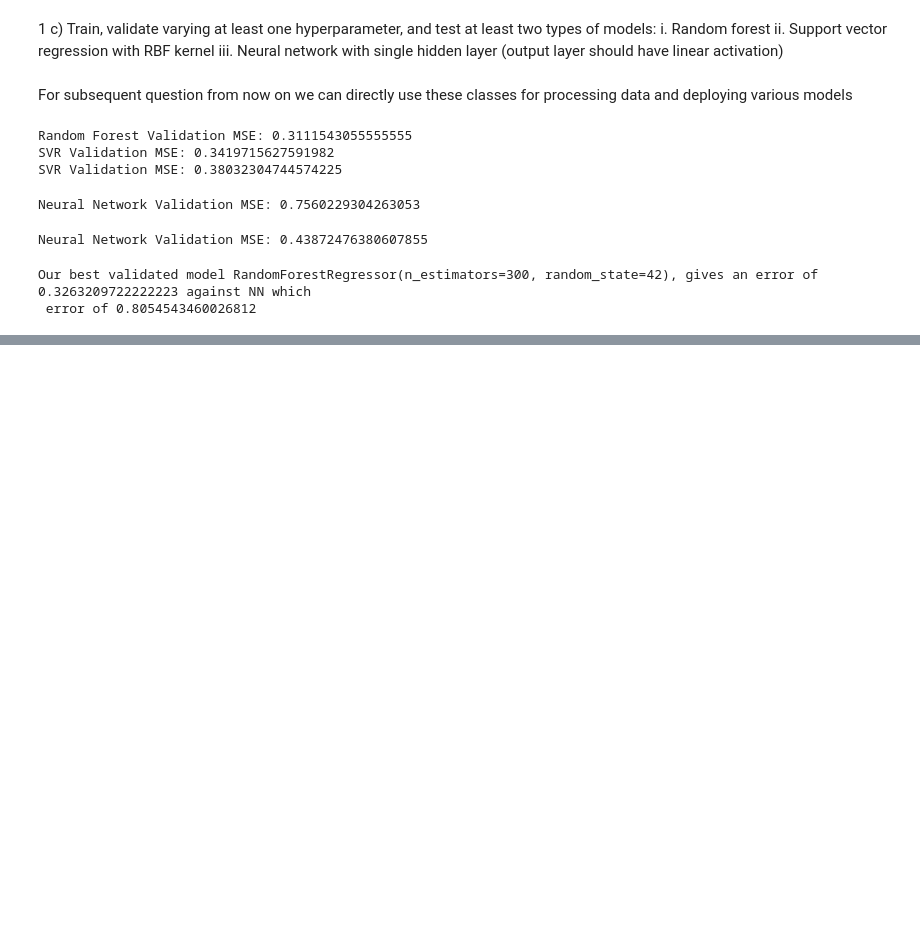
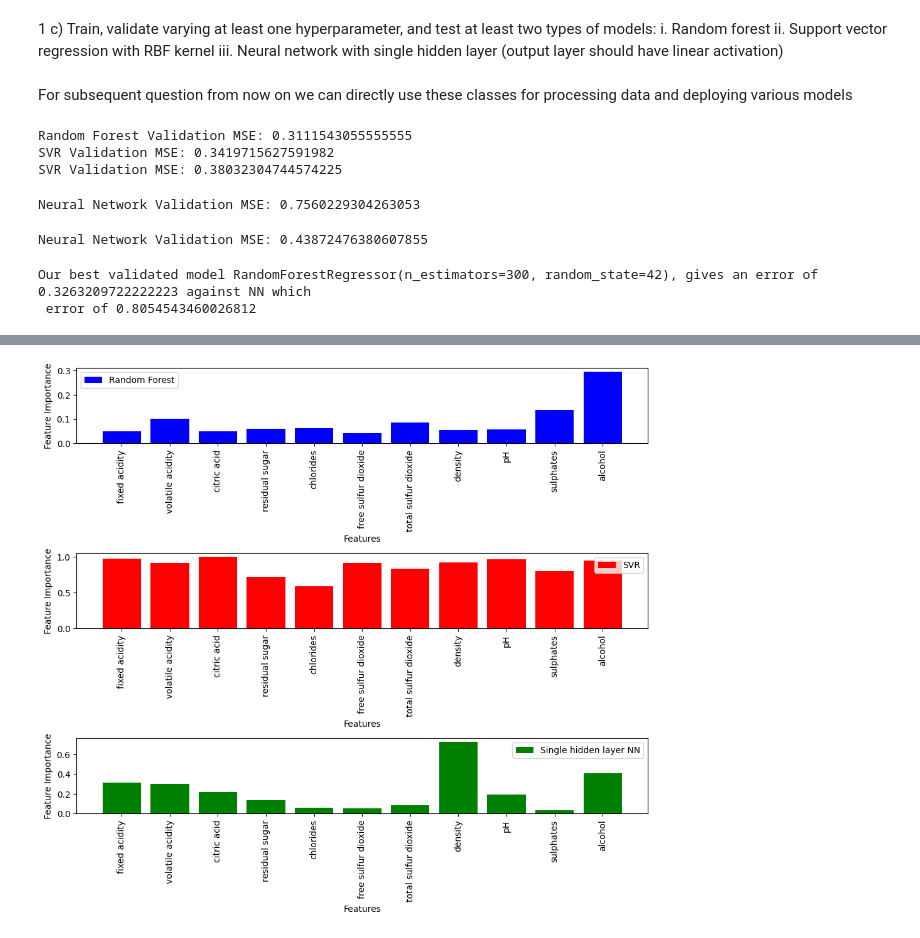
Before and after one commit to prachitgupta/ML_Algorithms, a Jupyter notebook: assignment2/neural_networks.ipynb, the cells around one changed output, grey strips where cells are left out. Saved outputs shown, nothing was run; the diff lists cells and outputs as text; code cells hidden in the pictures; blank space fills up the shorter version.

```diff
--- a/assignment2/neural_networks.ipynb
+++ b/assignment2/neural_networks.ipynb
@@ -351,0 +363,63 @@ Q 1c) importance of features
+# %%
+## Feature importance scores for rf
+##ref : given above
+importances = rfRed.feature_importances_ ##extract feature importance score of model
+
+##svr
+##we consider support vectors coefficient as measure of importance
+#ref chat gpt define a function to get support vector coefficients
+def SVR_feature_importance(data,svr_model): ##modified function inputs as per need
+    # Get indices of support vectors
+    support_vector_indices = svr_model.support_
+    # Get dual coefficients (weights) for support vectors
+    dual_coefficients = np.abs(svr_model.dual_coef_.flatten()) ##as two hyperparams
+    # Calculate feature importance based on dual coefficients
+    feature_importance = np.zeros(data.X_train_scaled.shape[1]) ##initialized empty array
+    for sv_index, dual_coef in zip(support_vector_indices, dual_coefficients): ##iterate over indices and coefficients
+        if sv_index < len(svr_model.support_vectors_):
+            feature_importance += np.abs(svr_model.support_vectors_[sv_index] * dual_coef)##notion of feature imprtance as support vectors determine decesion boundary
+    ##feuture importance list containing support vectors * weights
+    # Normalize feature importance scores to range [0, 1]
+    feature_importance_normalized = feature_importance / np.max(feature_importance)
+
+    return feature_importance_normalized
+##svr
+svr_importance = SVR_feature_importance(Red,svrRed)
+
+##nn
+## we use permutation method ref given above
+##basically we randomly shuffle value of each feature and observe degradation in model
+result = permutation_importance(nn_modelRed, Red.X_train_scaled, Red.y_train, n_repeats=10, random_state=42)## 10 iterations
+# Get feature importance scores
+nn_importance = result.importances_mean
+
+# PLOT RESULTTS
+plt.figure(figsize=(10, 9))
+##RF
+plt.subplot(3, 1, 1)
+plt.bar(Red.features.columns, importances, label='Random Forest', color='blue')
+plt.xlabel('Features')
+plt.ylabel('Feature Importance')
+plt.xticks(rotation=90)
+plt.legend()
+
+# SVR
+plt.subplot(3, 1, 2)
+plt.bar(Red.features.columns, svr_importance, label='SVR', color='red')
+plt.xlabel('Features')
+plt.ylabel('Feature Importance')
+plt.xticks(rotation=90)
+plt.legend()
+
+# Neural Network
+plt.subplot(3, 1, 3)
+plt.bar(Red.features.columns, nn_importance, label='Single hidden layer NN', color='green')
+plt.xlabel('Features')
+plt.ylabel('Feature Importance')
+plt.xticks(rotation=90)
+plt.legend()
+
+plt.tight_layout()  # Adjust layout to prevent overlapping
+plt.show()
+# %% [output]
+[figure, added]
```
Also changed, not shown: parts of 8 cells of this notebook.
